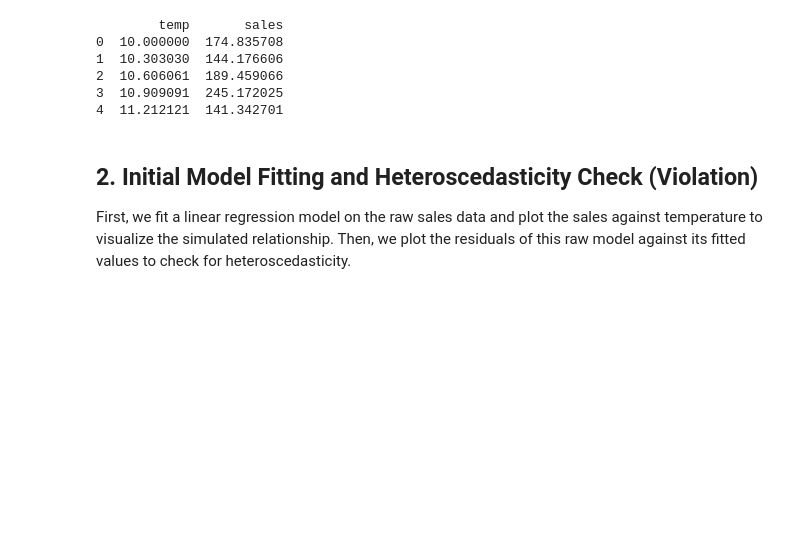
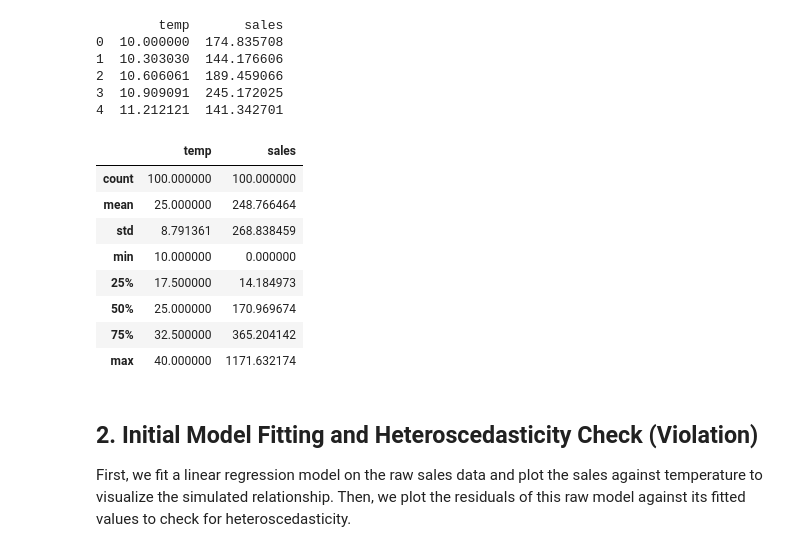
Before and after one commit to Aryan10333/Study-Prep, a Jupyter notebook: machine-learning-prep/supervised-learning/linear-regression/03_Heteroscedasticity_and_Multicollinearity_Demonstration.ipynb, the cells around one changed output. Saved outputs shown, nothing was run; the diff lists cells and outputs as text; code cells hidden in the pictures; blank space fills up the shorter version.

```diff
--- a/machine-learning-prep/supervised-learning/linear-regression/03_Heteroscedasticity_and_Multicollinearity_Demonstration.ipynb
+++ b/machine-learning-prep/supervised-learning/linear-regression/03_Heteroscedasticity_and_Multicollinearity_Demonstration.ipynb
@@ -26,6 +26,18 @@ print(df.head())
 2  10.606061  189.459066
 3  10.909091  245.172025
 4  11.212121  141.342701
+# %%
+df.describe()
+# %% [output]
+|  | temp | sales |
+| count | 100.000000 | 100.000000 |
+| mean | 25.000000 | 248.766464 |
+| std | 8.791361 | 268.838459 |
+| min | 10.000000 | 0.000000 |
+| 25% | 17.500000 | 14.184973 |
+| 50% | 25.000000 | 170.969674 |
+| 75% | 32.500000 | 365.204142 |
+| max | 40.000000 | 1171.632174 |
 # %% [markdown]
 ## 2. Initial Model Fitting and Heteroscedasticity Check (Violation)
 
```
Also changed, not shown: parts of 3 cells of this notebook.
